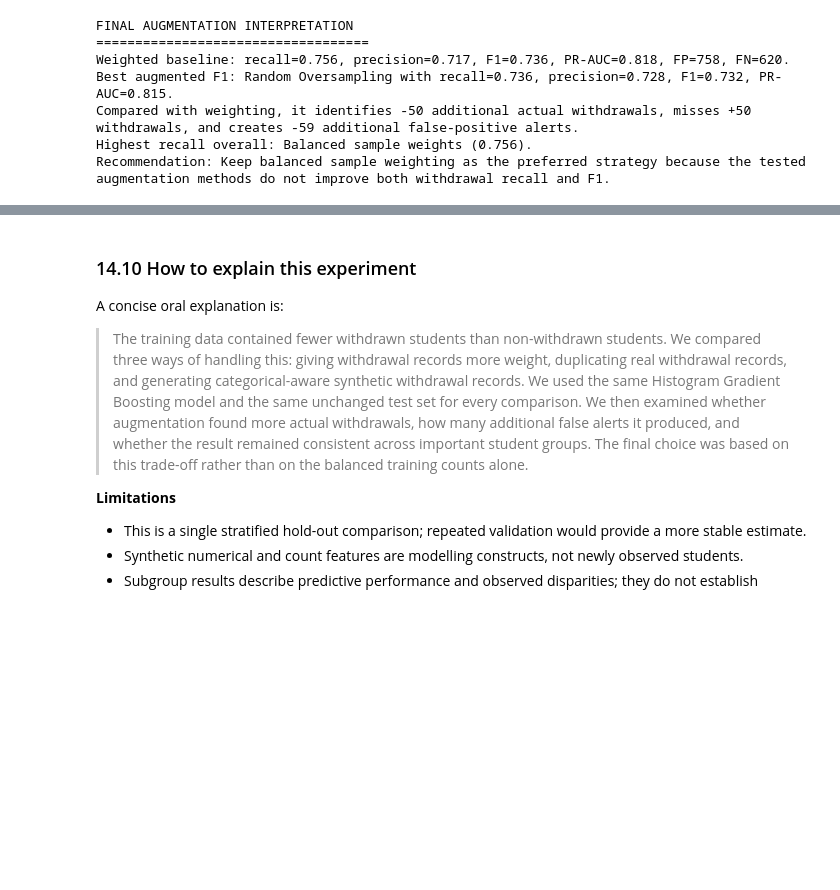
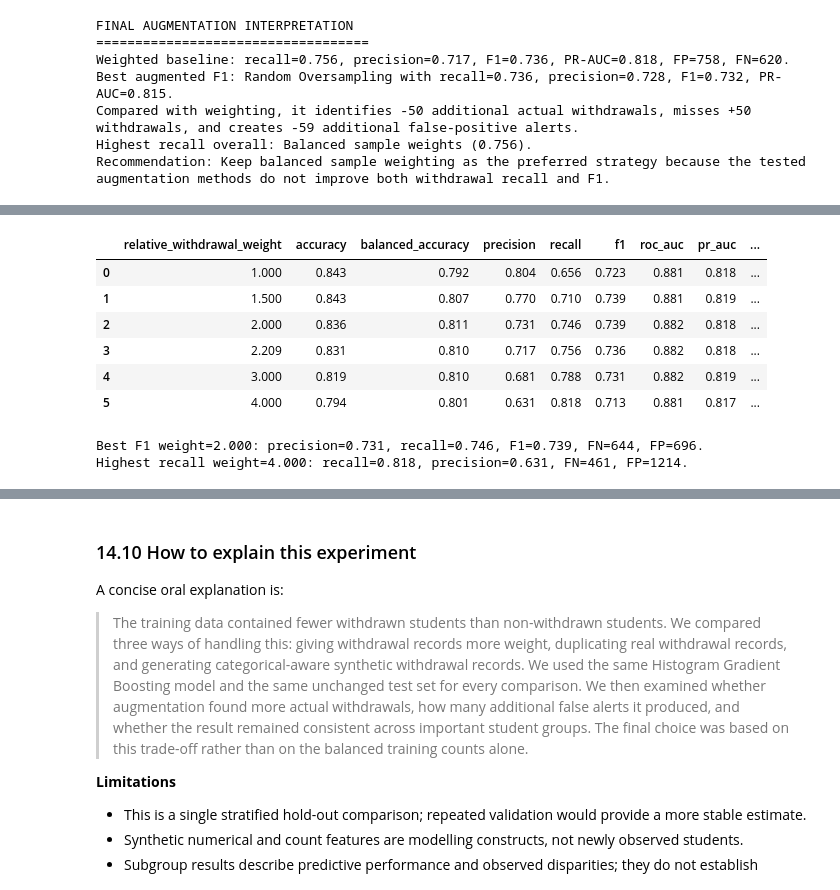
Before and after one commit to adityamd/iiith-capstone-project, a Jupyter notebook: dev_playground_shujath/checkpoint1_EDA_v1.ipynb, the cells around one changed output, grey strips where cells are left out. Saved outputs shown, nothing was run; the diff lists cells and outputs as text; code cells hidden in the pictures; blank space fills up the shorter version.

```diff
--- a/dev_playground_shujath/checkpoint1_EDA_v1.ipynb
+++ b/dev_playground_shujath/checkpoint1_EDA_v1.ipynb
@@ -1856,0 +1947,74 @@ A simple way to explain the result is:
+# %%
+# Test whether the result is sensitive to the chosen withdrawal-class weight.
+balanced_relative_ratio = float((y_train == 0).sum() / (y_train == 1).sum())
+weight_candidates = [1.0, 1.5, 2.0, balanced_relative_ratio, 3.0, 4.0]
+weight_sensitivity_rows = []
+weight_sensitivity_models = {}
+
+for relative_weight in weight_candidates:
+    candidate_weights = np.where(y_train.to_numpy() == 1, relative_weight, 1.0).astype(float)
+    candidate_weights /= candidate_weights.mean()
+
+    candidate_model = make_hgb_pipeline()
+    candidate_model.fit(
+        X_train_for_sampling,
+        y_train,
+        model__sample_weight=candidate_weights,
+    )
+    row, probability, prediction = evaluate_hgb_strategy(
+        f"Withdrawal weight {relative_weight:.3f}",
+        candidate_model,
+        y_train,
+    )
+    row["relative_withdrawal_weight"] = relative_weight
+    weight_sensitivity_rows.append(row)
+    weight_sensitivity_models[relative_weight] = candidate_model
+
+weight_sensitivity_df = pd.DataFrame(weight_sensitivity_rows).sort_values(
+    "relative_withdrawal_weight"
+).reset_index(drop=True)
+
+display(
+    weight_sensitivity_df[[
+        "relative_withdrawal_weight", "accuracy", "balanced_accuracy",
+        "precision", "recall", "f1", "roc_auc", "pr_auc", "fp", "fn"
+    ]].style.format({
+        "relative_withdrawal_weight": "{:.3f}",
+        "accuracy": "{:.3f}",
+        "balanced_accuracy": "{:.3f}",
+        "precision": "{:.3f}",
+        "recall": "{:.3f}",
+        "f1": "{:.3f}",
+        "roc_auc": "{:.3f}",
+        "pr_auc": "{:.3f}",
+    })
+)
+
+best_weight_f1 = weight_sensitivity_df.sort_values(
+    ["f1", "recall"], ascending=False
+).iloc[0]
+best_weight_recall = weight_sensitivity_df.sort_values(
+    ["recall", "precision"], ascending=False
+).iloc[0]
+
+print(
+    f"Best F1 weight={best_weight_f1['relative_withdrawal_weight']:.3f}: "
+    f"precision={best_weight_f1['precision']:.3f}, recall={best_weight_f1['recall']:.3f}, "
+    f"F1={best_weight_f1['f1']:.3f}, FN={int(best_weight_f1['fn'])}, "
+    f"FP={int(best_weight_f1['fp'])}."
+)
+print(
+    f"Highest recall weight={best_weight_recall['relative_withdrawal_weight']:.3f}: "
+    f"recall={best_weight_recall['recall']:.3f}, precision={best_weight_recall['precision']:.3f}, "
+    f"FN={int(best_weight_recall['fn'])}, FP={int(best_weight_recall['fp'])}."
+)
+# %% [output]
+|  | relative_withdrawal_weight | accuracy | balanced_accuracy | precision | recall | f1 | roc_auc | pr_auc | ... |
+| 0 | 1.000 | 0.843 | 0.792 | 0.804 | 0.656 | 0.723 | 0.881 | 0.818 | ... |
+| 1 | 1.500 | 0.843 | 0.807 | 0.770 | 0.710 | 0.739 | 0.881 | 0.819 | ... |
+| 2 | 2.000 | 0.836 | 0.811 | 0.731 | 0.746 | 0.739 | 0.882 | 0.818 | ... |
+| 3 | 2.209 | 0.831 | 0.810 | 0.717 | 0.756 | 0.736 | 0.882 | 0.818 | ... |
+| 4 | 3.000 | 0.819 | 0.810 | 0.681 | 0.788 | 0.731 | 0.882 | 0.819 | ... |
+| 5 | 4.000 | 0.794 | 0.801 | 0.631 | 0.818 | 0.713 | 0.881 | 0.817 | ... |
+Best F1 weight=2.000: precision=0.731, recall=0.746, F1=0.739, FN=644, FP=696.
+Highest recall weight=4.000: recall=0.818, precision=0.631, FN=461, FP=1214.
```
Also changed, not shown: parts of 8 cells of this notebook.
